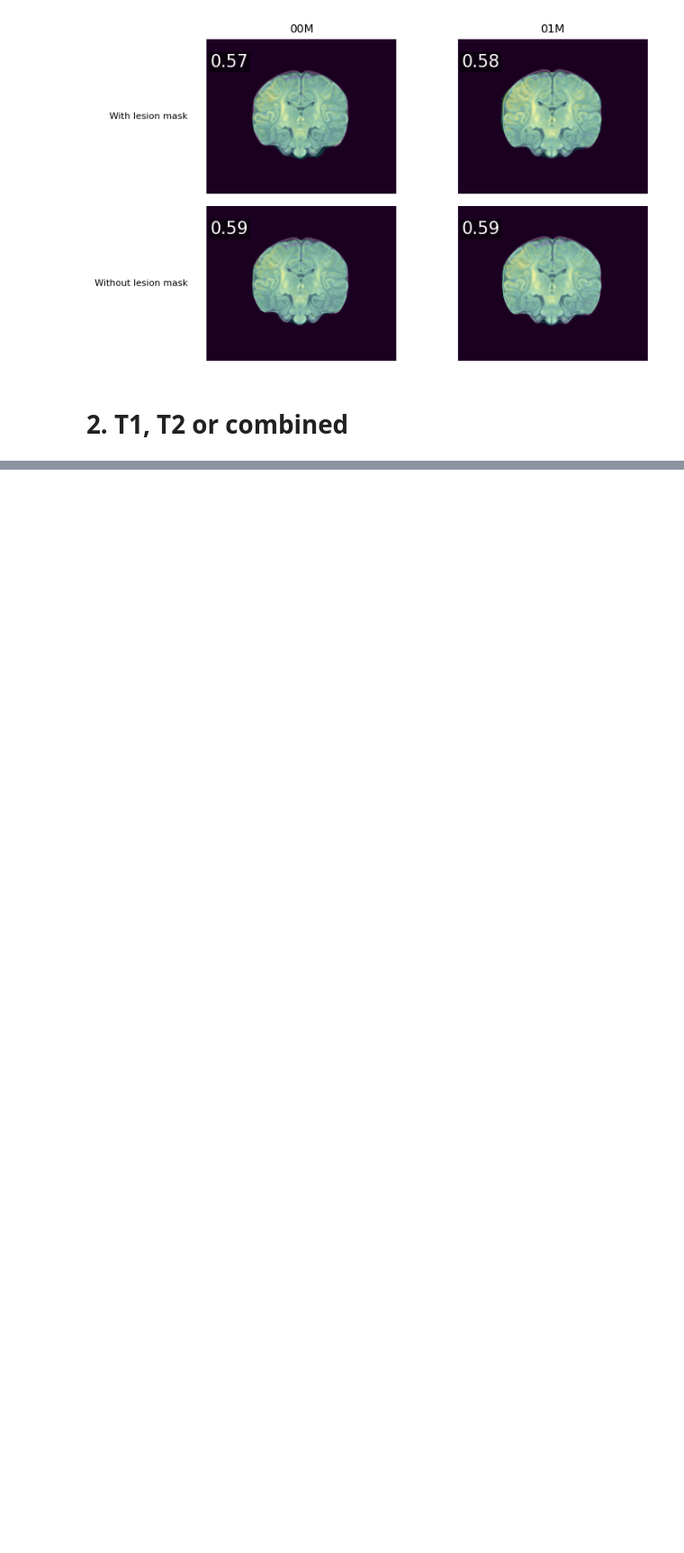
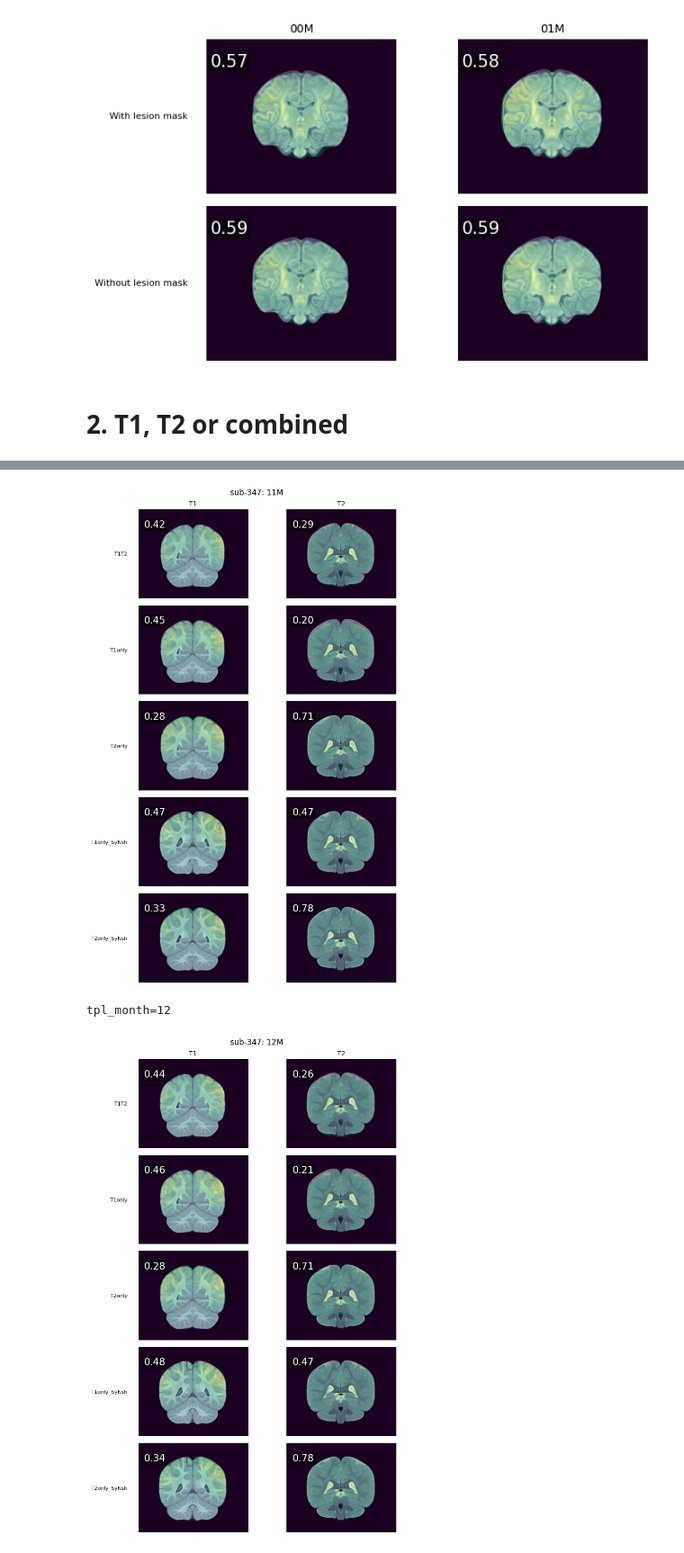
Before and after one commit to WangYaping19970211/NeonatalNormalization, a Jupyter notebook: Notebook/0.Registration_explore.ipynb, the cells around one changed output, grey strips where cells are left out. Shown at 90% size. Cells and saved outputs as stored; diff of their text form; code cells hidden in the pictures; blank space fills up the shorter version.

```diff
--- a/Notebook/0.Registration_explore.ipynb
+++ b/Notebook/0.Registration_explore.ipynb
@@ -362,0 +388,76 @@ plt.show()
+# %%
+# Show the arped img as the tpl background and calculate the correlation
+modality_keys = ['T1', 'T2']
+xfm_keys = ['T1T2','T1only', 'T2only','T1only_SyNsh','T2only_SyNsh']
+for m_bin in window_cols[:tomonth]:
+    # print(f"Subjects in age bin {m_bin}: {len(subs[m_bin])}")
+    tpl_months = [m_bin.replace("M","").split("-")[0].zfill(2),m_bin.replace("M","").split("-")[1].zfill(2)]
+    print(f'Tpl month: {tpl_months}')
+    for tpl_month in tpl_months:
+        print(f"tpl_month={tpl_month}")
+        for subid in subs[m_bin]:
+            if subid in ['sub-347']:
+
+                output_dir = os.path.join(pipel_dir, dataset_name, subid)
+                fig, axes = plt.subplots(
+                    len(xfm_keys), len(modality_keys),
+                    figsize=(4 * len(modality_keys), 2.2 * len(xfm_keys)),
+                    squeeze=False
+                )
+
+
+                for i, xfm_key in enumerate(xfm_keys):
+
+                    for j, modality_key in enumerate(modality_keys):
+
+                        registered_img_path = os.path.join(
+                            output_dir,
+                            f"{modality_key}_Brain_pad_resliced_to_{tpl_month}Mtpl_by_{xfm_key}_xfm.nii.gz"
+                        )
+
+                        if not os.path.exists(registered_img_path):
+                            axes[i, j].axis('off')
+                            continue
+
+                        img_np = ants.image_read(registered_img_path).numpy()
+                        tpl_np = tpl_dict[modality_key][tpl_month]
+
+                        mask = msk_dict[tpl_month] > 0
+
+                        ax = axes[i, j]
+                        ax.axis('off')
+
+                        sl = np.argmax(img_np.sum(axis=(0, 2)))
+
+                        ax.imshow(tpl_np[:, sl, :].T, cmap='gray', origin='lower')
+                        ax.imshow(img_np[:, sl, :].T, cmap='viridis', alpha=0.4, origin='lower')
+
+                        score = np.corrcoef(tpl_np[mask],img_np[mask])[0, 1]
+
+                        ax.text(
+                            0.05, 0.80,
+                            f'{score:.2f}',
+                            transform=ax.transAxes,
+                            fontsize=15,
+                            color='white',
+                            bbox=dict(facecolor='black', alpha=0.5, pad=1.5)
+                        )
+
+                        if i == 0:
+                            ax.set_title(f'{modality_key}', fontsize=10)
+
+
+                    axes[i, 0].text(
+                        -0.1, 0.5,
+                        xfm_key,
+                        fontsize=8,
+                        va='center',
+                        ha='right',
+                        transform=axes[i, 0].transAxes
+                    )
+                # title
+                plt.suptitle(f'{subid}: {tpl_month}M', fontsize=12)
+
+                plt.tight_layout()
+                plt.show()
+# %% [output]
@@ -362,0 +481,3 @@ plt.show()
+[figure, added]
+tpl_month=12
+[figure, added]
```
Also changed, not shown: parts of 6 cells of this notebook, 1 other file.
